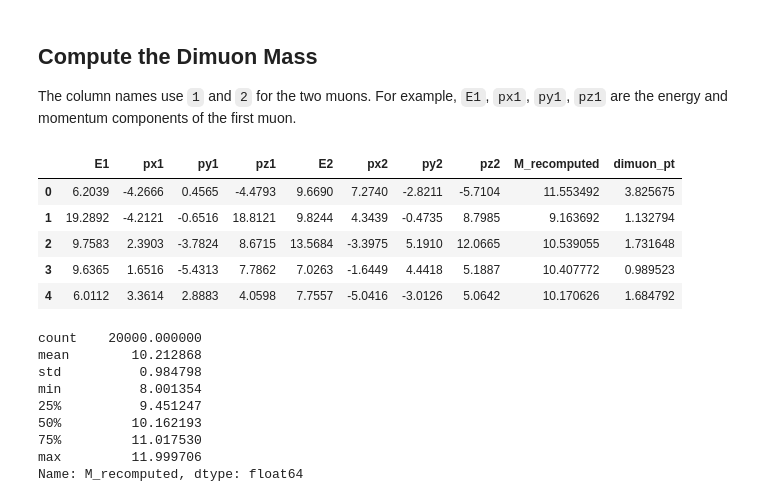
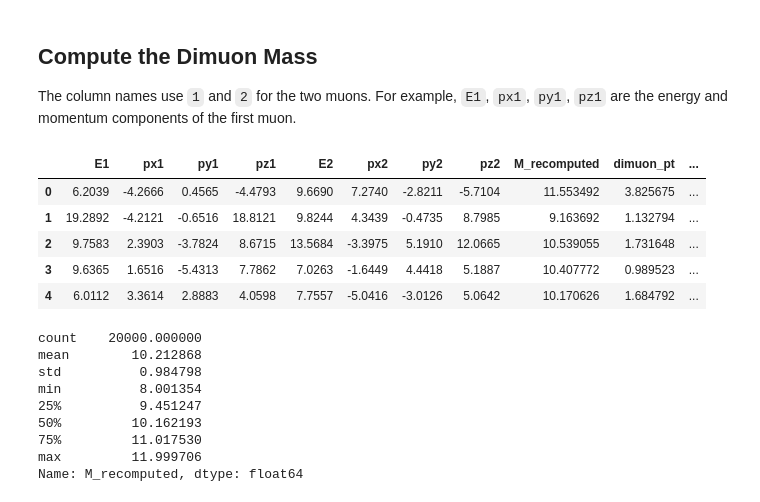
Before and after one commit to nkoval-wm/project1-nkoval-wm, a Jupyter notebook: notebooks/load_and_compute_mass.ipynb, the cells around one changed output. Saved outputs shown, nothing was run; the diff lists cells and outputs as text; code cells hidden in the pictures.

```diff
--- a/notebooks/load_and_compute_mass.ipynb
+++ b/notebooks/load_and_compute_mass.ipynb
@@ -112,26 +127,27 @@ The column names use `1` and `2` for the two muons. For example, `E1`, `px1`, `p
 # %%
 required_columns = ["E1", "px1", "py1", "pz1", "E2", "px2", "py2", "pz2"]
 missing_columns = [column for column in required_columns if column not in events.columns]
 if missing_columns:
     raise ValueError(f"Missing required four-vector columns: {missing_columns}")
 
 total_energy = events["E1"] + events["E2"]
 total_px = events["px1"] + events["px2"]
 total_py = events["py1"] + events["py2"]
 total_pz = events["pz1"] + events["pz2"]
 
 mass_squared = total_energy**2 - total_px**2 - total_py**2 - total_pz**2
 events["M_recomputed"] = np.sqrt(np.clip(mass_squared, 0.0, None))
 events["dimuon_pt"] = np.sqrt(total_px**2 + total_py**2)
+events["sigma_P"] = np.sqrt(len(events["M_recomputed"]))
 
-events[["E1", "px1", "py1", "pz1", "E2", "px2", "py2", "pz2", "M_recomputed", "dimuon_pt"]].head()
+events[["E1", "px1", "py1", "pz1", "E2", "px2", "py2", "pz2", "M_recomputed", "dimuon_pt","sigma_P"]].head()
 # %% [output]
-|  | E1 | px1 | py1 | pz1 | E2 | px2 | py2 | pz2 | M_recomputed | dimuon_pt |
-| 0 | 6.2039 | -4.2666 | 0.4565 | -4.4793 | 9.6690 | 7.2740 | -2.8211 | -5.7104 | 11.553492 | 3.825675 |
-| 1 | 19.2892 | -4.2121 | -0.6516 | 18.8121 | 9.8244 | 4.3439 | -0.4735 | 8.7985 | 9.163692 | 1.132794 |
-| 2 | 9.7583 | 2.3903 | -3.7824 | 8.6715 | 13.5684 | -3.3975 | 5.1910 | 12.0665 | 10.539055 | 1.731648 |
-| 3 | 9.6365 | 1.6516 | -5.4313 | 7.7862 | 7.0263 | -1.6449 | 4.4418 | 5.1887 | 10.407772 | 0.989523 |
-| 4 | 6.0112 | 3.3614 | 2.8883 | 4.0598 | 7.7557 | -5.0416 | -3.0126 | 5.0642 | 10.170626 | 1.684792 |
+|  | E1 | px1 | py1 | pz1 | E2 | px2 | py2 | pz2 | M_recomputed | dimuon_pt | ... |
+| 0 | 6.2039 | -4.2666 | 0.4565 | -4.4793 | 9.6690 | 7.2740 | -2.8211 | -5.7104 | 11.553492 | 3.825675 | ... |
+| 1 | 19.2892 | -4.2121 | -0.6516 | 18.8121 | 9.8244 | 4.3439 | -0.4735 | 8.7985 | 9.163692 | 1.132794 | ... |
+| 2 | 9.7583 | 2.3903 | -3.7824 | 8.6715 | 13.5684 | -3.3975 | 5.1910 | 12.0665 | 10.539055 | 1.731648 | ... |
+| 3 | 9.6365 | 1.6516 | -5.4313 | 7.7862 | 7.0263 | -1.6449 | 4.4418 | 5.1887 | 10.407772 | 0.989523 | ... |
+| 4 | 6.0112 | 3.3614 | 2.8883 | 4.0598 | 7.7557 | -5.0416 | -3.0126 | 5.0642 | 10.170626 | 1.684792 | ... |
 # %%
 events["M_recomputed"].describe()
 # %% [output]
```
Also changed, not shown: parts of 22 cells of this notebook, 9 other files.
